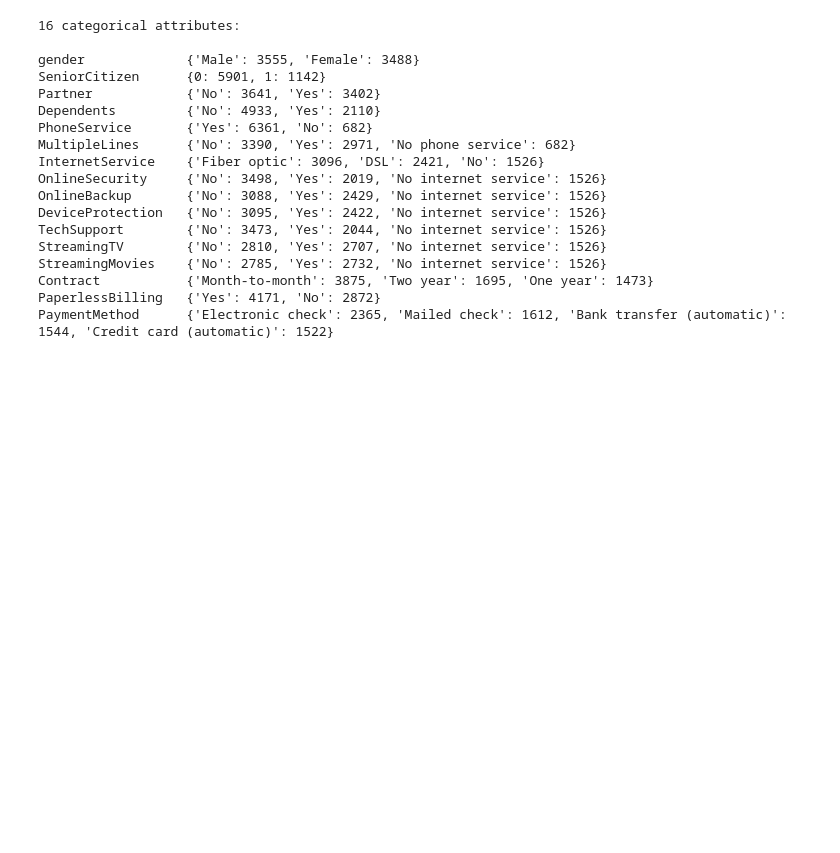
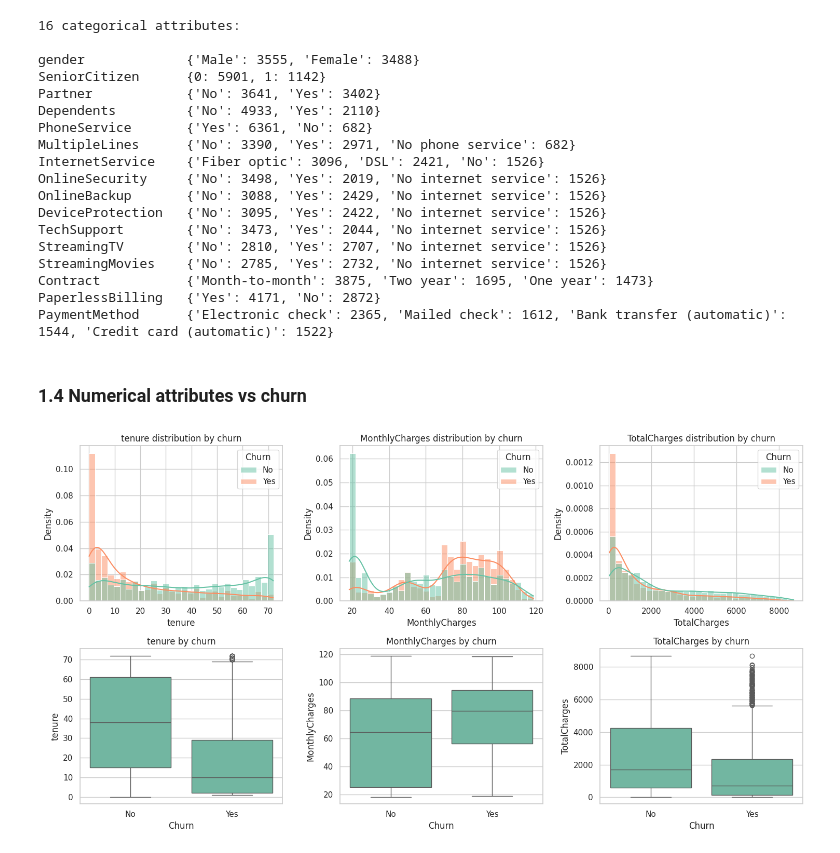
Before and after one commit to charuka200/telco-churn-ml, a Jupyter notebook: Telco_Churn_Coursework.ipynb, the cells around one changed output. Saved outputs shown, nothing was run; the diff lists cells and outputs as text; code cells hidden in the pictures; blank space fills up the shorter version.

Commit message:
numeric attributes vs churn

```diff
--- a/Telco_Churn_Coursework.ipynb
+++ b/Telco_Churn_Coursework.ipynb
@@ -197,3 +197,23 @@ StreamingMovies    {'No': 2785, 'Yes': 2732, 'No internet service': 1526}
 Contract           {'Month-to-month': 3875, 'Two year': 1695, 'One year': 1473}
 PaperlessBilling   {'Yes': 4171, 'No': 2872}
 PaymentMethod      {'Electronic check': 2365, 'Mailed check': 1612, 'Bank transfer (automatic)': 1544, 'Credit card (automatic)': 1522}
+# %% [markdown]
+### 1.4 Numerical attributes vs churn
+# %%
+# Top row: distributions (histogram + density curve) for each class
+# Bottom row: boxplots comparing churners vs non-churners
+fig, axes = plt.subplots(2, 3, figsize=(15, 8))
+
+for i, col in enumerate(num_cols):
+    sns.histplot(data=df, x=col, hue='Churn', kde=True, stat='density',
+                 common_norm=False, bins=30, ax=axes[0, i])
+    axes[0, i].set_title(f'{col} distribution by churn')
+
+    sns.boxplot(data=df, x='Churn', y=col, ax=axes[1, i])
+    axes[1, i].set_title(f'{col} by churn')
+
+plt.tight_layout()
+plt.savefig('figures/02_numeric_vs_churn.png', bbox_inches='tight')
+plt.show()
+# %% [output]
+[figure, added]
```
Also changed, not shown: parts of 1 cell of this notebook.
